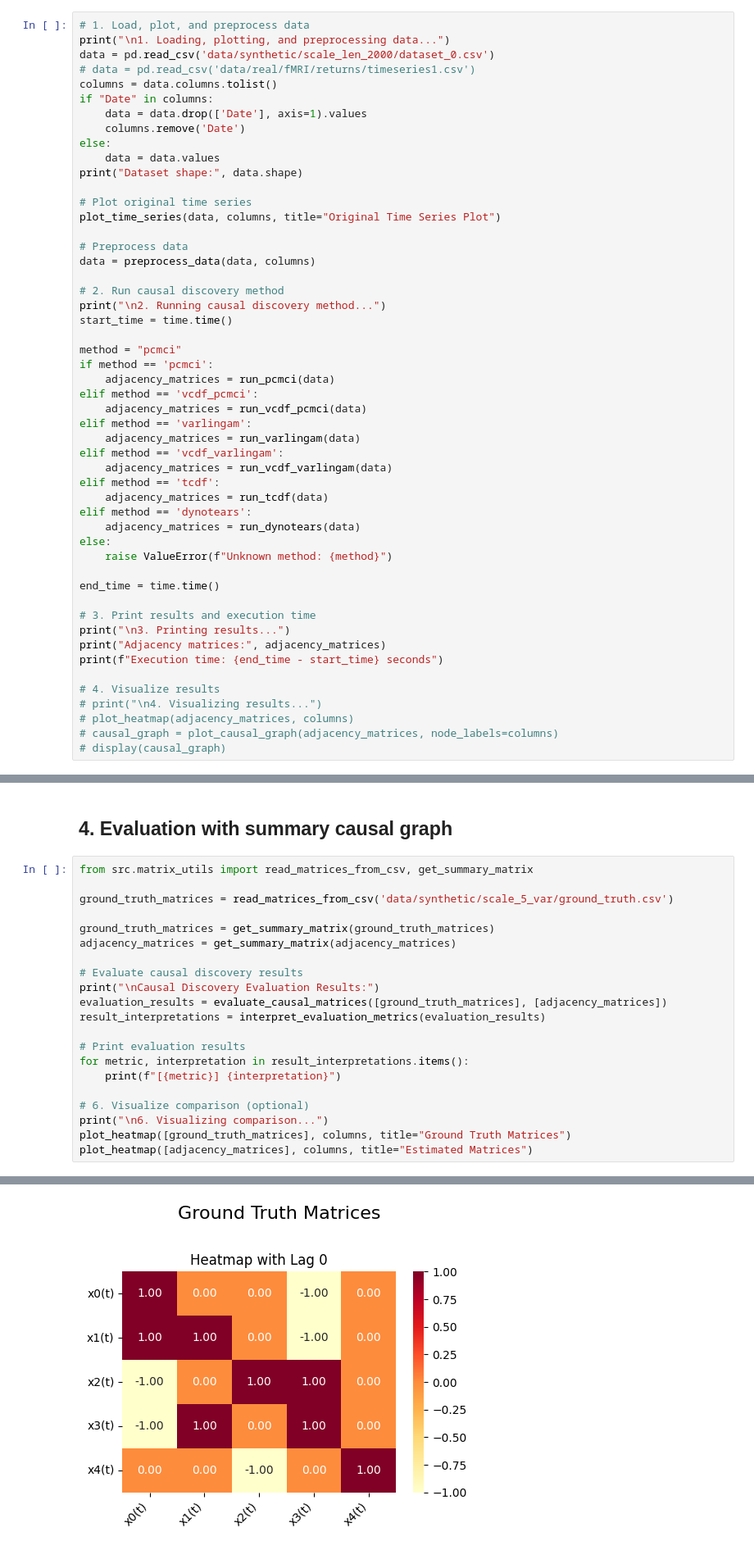
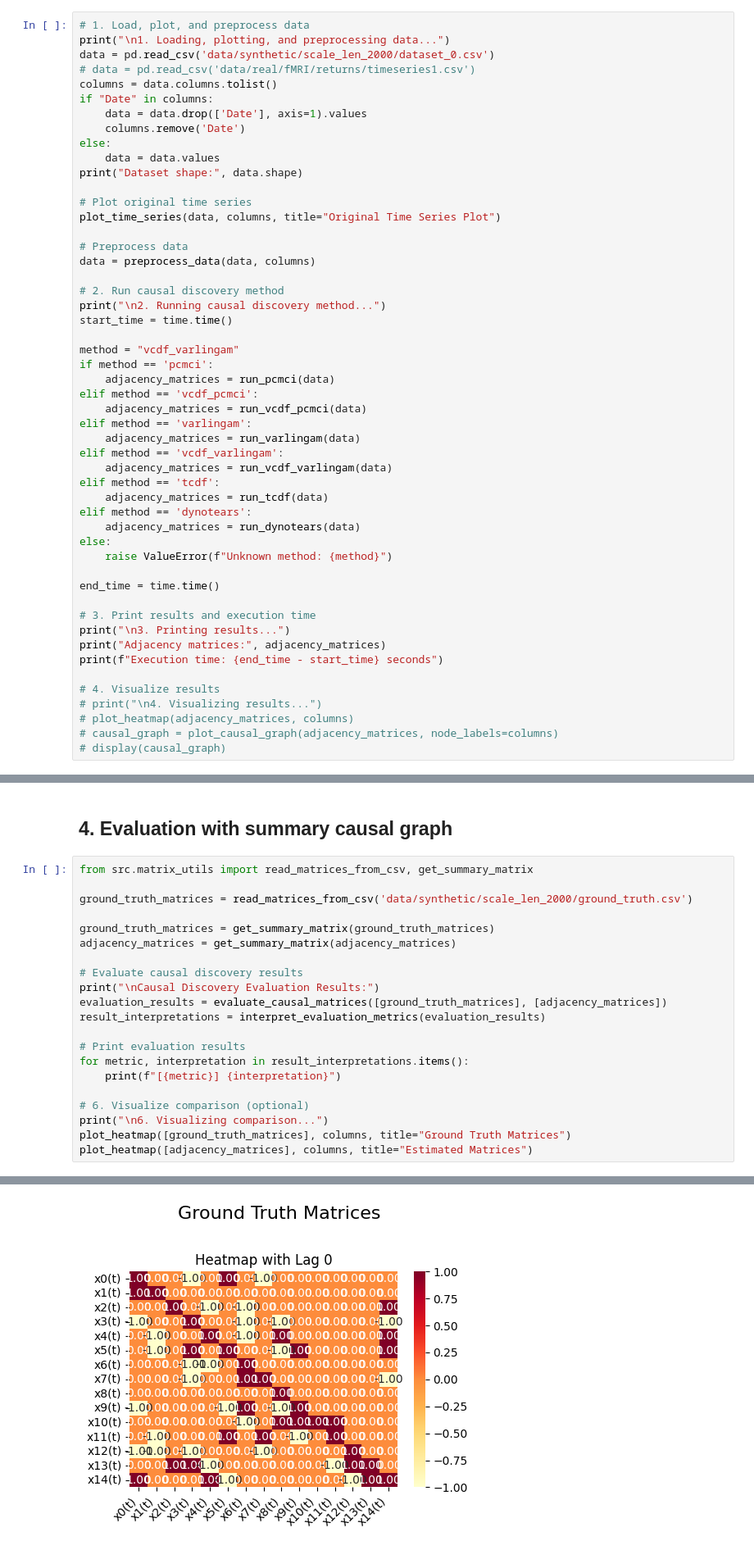
Before and after one commit to sonnets-project/vcdf-time-series-causal-discovery, a Jupyter notebook: run_causal_discovery.ipynb, the cells around one changed output, grey strips where cells are left out. Shown at 82% size. Saved outputs shown, nothing was run; the diff lists cells and outputs as text.

```diff
--- a/run_causal_discovery.ipynb
+++ b/run_causal_discovery.ipynb
@@ -44,7 +47,7 @@ data = preprocess_data(data, columns)
 print("\n2. Running causal discovery method...")
 start_time = time.time()
 
-method = "pcmci"
+method = "vcdf_varlingam"
 if method == 'pcmci':
     adjacency_matrices = run_pcmci(data)
 elif method == 'vcdf_pcmci':
@@ -134,7 +137,7 @@ Causal Discovery Evaluation Results:
 # %%
 from src.matrix_utils import read_matrices_from_csv, get_summary_matrix
 
-ground_truth_matrices = read_matrices_from_csv('data/synthetic/scale_5_var/ground_truth.csv')
+ground_truth_matrices = read_matrices_from_csv('data/synthetic/scale_len_2000/ground_truth.csv')
 
 ground_truth_matrices = get_summary_matrix(ground_truth_matrices)
 adjacency_matrices = get_summary_matrix(adjacency_matrices)
@@ -161,5 +164,5 @@ Causal Discovery Evaluation Results:
 [lags] Perfect: Correctly estimated 1 lags.
 
 6. Visualizing comparison...
-[figure, old version]
+[figure, new version]
 <Figure size 640x480 with 0 Axes>
```
Also changed, not shown: parts of 4 cells of this notebook, 7 other files.
